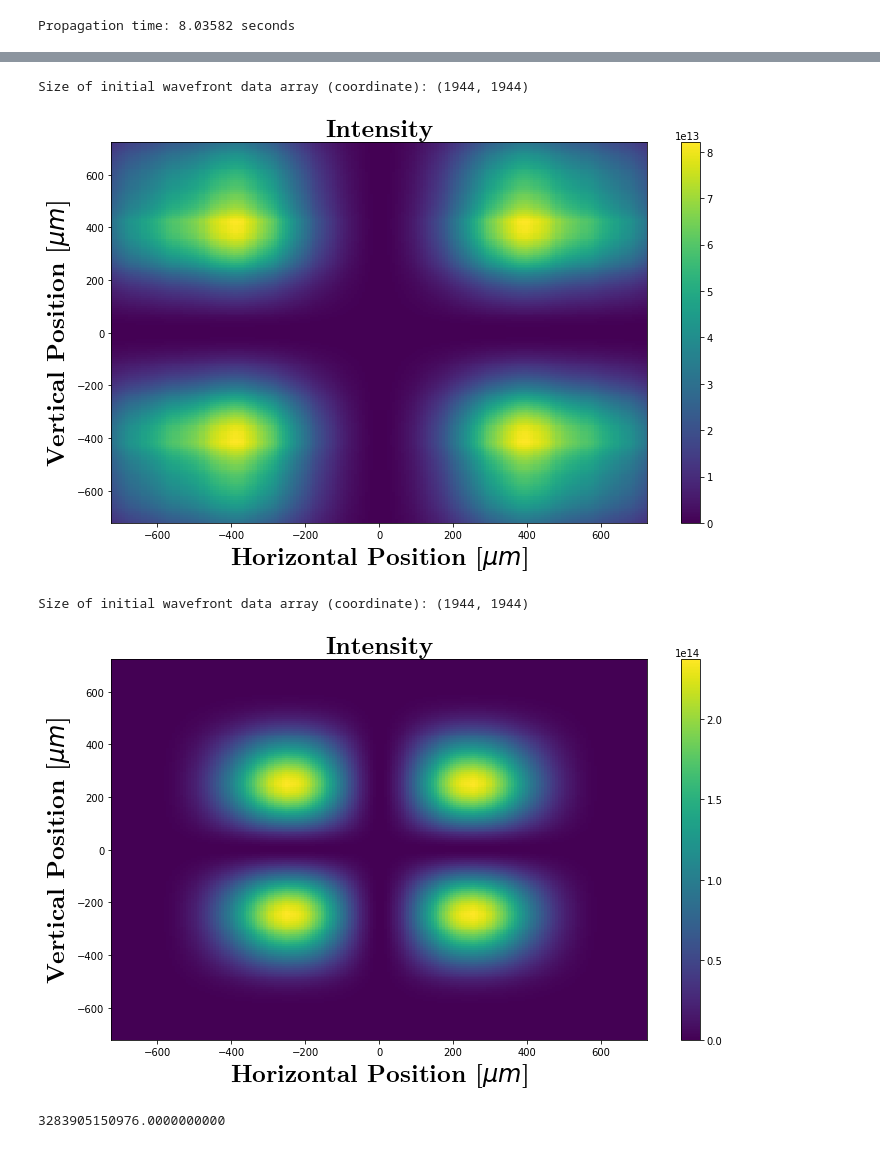
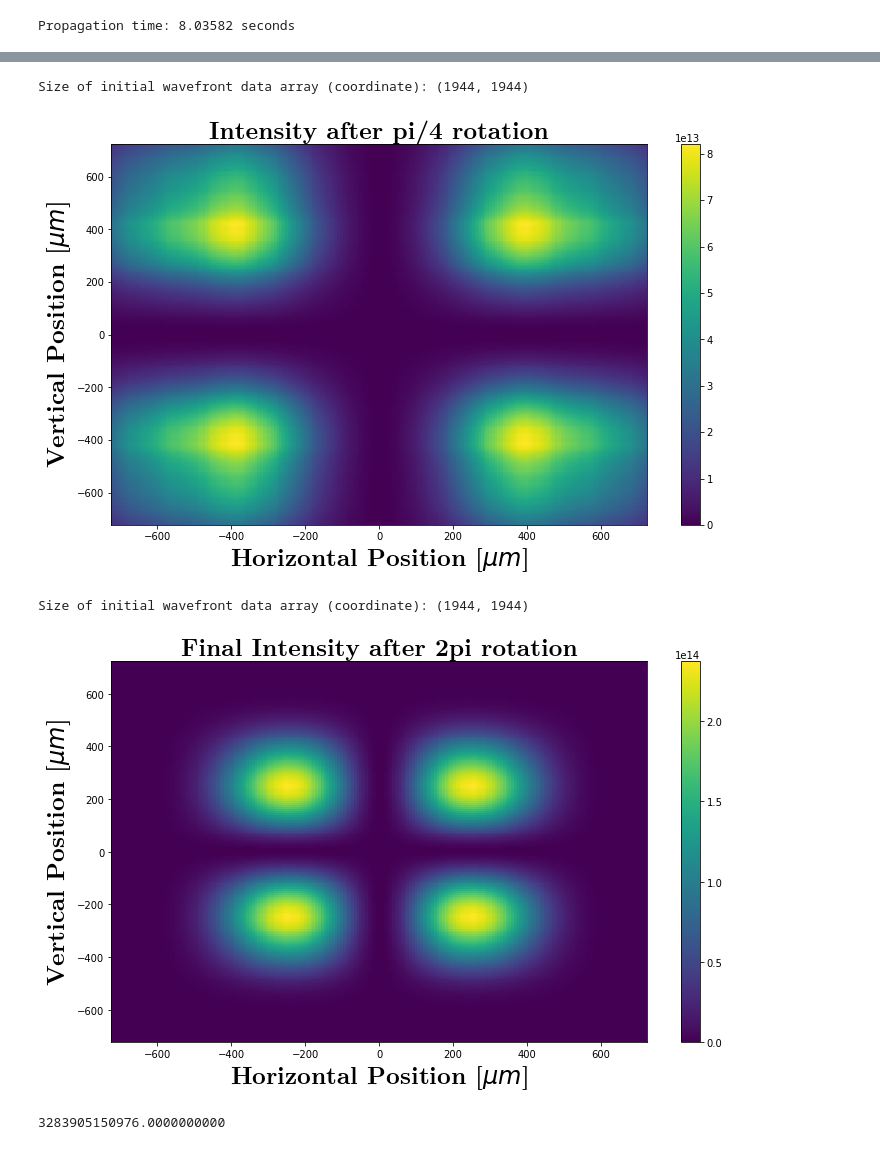
Before and after one commit to radiasoft/rslight, a Jupyter notebook: LCT/LCTtest.ipynb, the cells around one changed output, grey strips where cells are left out. Cells and saved outputs as stored; diff of their text form; code cells hidden in the pictures.

Commit message:
Fix labels on plots

```diff
--- a/LCT/LCTtest.ipynb
+++ b/LCT/LCTtest.ipynb
@@ -128,39 +128,39 @@ ax.set_ylim(-ymax/zoomfactor,ymax/zoomfactor)
 ax.set_xlim(-xmax/zoomfactor,xmax/zoomfactor)
 ax.set_ylabel(r'Vertical Position [$\mu m$]',**hfontLarge)
 ax.set_xlabel(r'Horizontal Position [$\mu m$]',**hfontLarge)
-ax.set_title('Intensity',**hfontLarge)
+ax.set_title('Intensity after pi/4 rotation',**hfontLarge)
 plt.show()
 # %% [output]
 Size of initial wavefront data array (coordinate): (1944, 1944)
-[figure, old version]
+[figure, new version]
 # %%
 # Plot final wavefront
 wfrplot2 = wfr2
 
 arIfinal = array('f', [0]*wfrplot2.mesh.nx*wfrplot2.mesh.ny) #"flat" array to take 2D intensity data
 srwl.CalcIntFromElecField(arIfinal, wfrplot2, 6, 0, 3, wfrplot2.mesh.eStart, 0, 0) #extracts intensity
 ##Reshaping electric field data from flat to 2D array
 arIfinal2D = np.array(arIfinal).reshape((wfrplot2.mesh.nx, wfrplot2.mesh.ny), order='C')
 wfrsizei=np.size(arIfinal)
 
 print('Size of initial wavefront data array (coordinate):',np.shape(arIinit2D))
 xvals0=np.linspace(wfrplot2.mesh.xStart,wfrplot2.mesh.xFin,wfrplot2.mesh.nx)
 yvals0=np.linspace(wfrplot2.mesh.yStart,wfrplot2.mesh.yFin,wfrplot2.mesh.ny)
 
 fig = plt.figure(figsize=(12,7))
 ax = fig.gca()
 
 plt.pcolormesh(np.multiply(xvals0,1e6), np.multiply(yvals0,1e6), arIfinal2D, cmap=plt.cm.viridis)  ##By setting wfr0a.unitElFldAng=1, default units should  now be in mrad(?)
 plt.colorbar()
 ax.set_ylim(-ymax/zoomfactor,ymax/zoomfactor)
 ax.set_xlim(-xmax/zoomfactor,xmax/zoomfactor)
 ax.set_ylabel(r'Vertical Position [$\mu m$]',**hfontLarge)
 ax.set_xlabel(r'Horizontal Position [$\mu m$]',**hfontLarge)
-ax.set_title('Intensity',**hfontLarge)
+ax.set_title('Final Intensity after 2pi rotation',**hfontLarge)
 plt.show()
 # %% [output]
 Size of initial wavefront data array (coordinate): (1944, 1944)
-[figure, old version]
+[figure, new version]
 # %%
 arIDif = arIfinal2D - arIinit2D
 difMax = np.max(arIDif)
```
Also changed, not shown: parts of 1 cell of this notebook.
